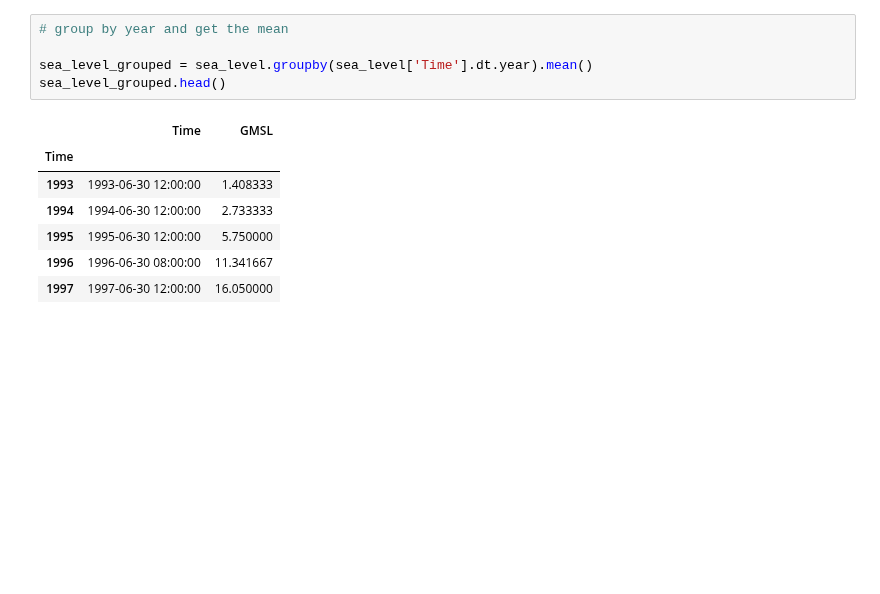
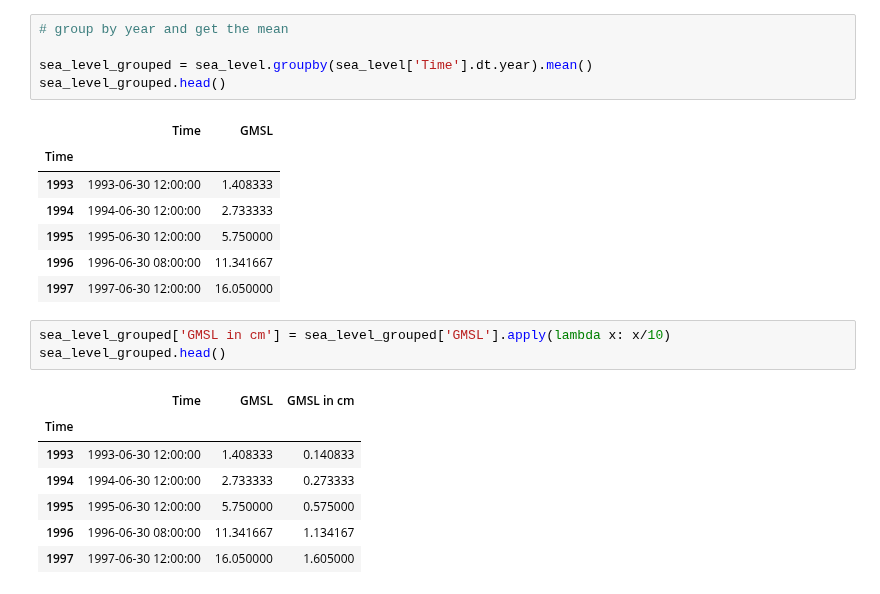
Before and after one commit to dilancroos/ice_extent, a Jupyter notebook: sea_ice.ipynb, the cells around one changed output. Saved outputs shown, nothing was run; the diff lists cells and outputs as text; blank space fills up the shorter version.

```diff
--- a/sea_ice.ipynb
+++ b/sea_ice.ipynb
@@ -488,6 +488,17 @@ sea_level_grouped.head()
 | 1995 | 1995-06-30 12:00:00 | 5.750000 |
 | 1996 | 1996-06-30 08:00:00 | 11.341667 |
 | 1997 | 1997-06-30 12:00:00 | 16.050000 |
+# %%
+sea_level_grouped['GMSL in cm'] = sea_level_grouped['GMSL'].apply(lambda x: x/10)
+sea_level_grouped.head()
+# %% [output]
+|  | Time | GMSL | GMSL in cm |
+| Time |  |  |  |
+| 1993 | 1993-06-30 12:00:00 | 1.408333 | 0.140833 |
+| 1994 | 1994-06-30 12:00:00 | 2.733333 | 0.273333 |
+| 1995 | 1995-06-30 12:00:00 | 5.750000 | 0.575000 |
+| 1996 | 1996-06-30 08:00:00 | 11.341667 | 1.134167 |
+| 1997 | 1997-06-30 12:00:00 | 16.050000 | 1.605000 |
 # %%
 # plot the data
 
```
Also changed, not shown: parts of 2 cells of this notebook, 1 other file.
